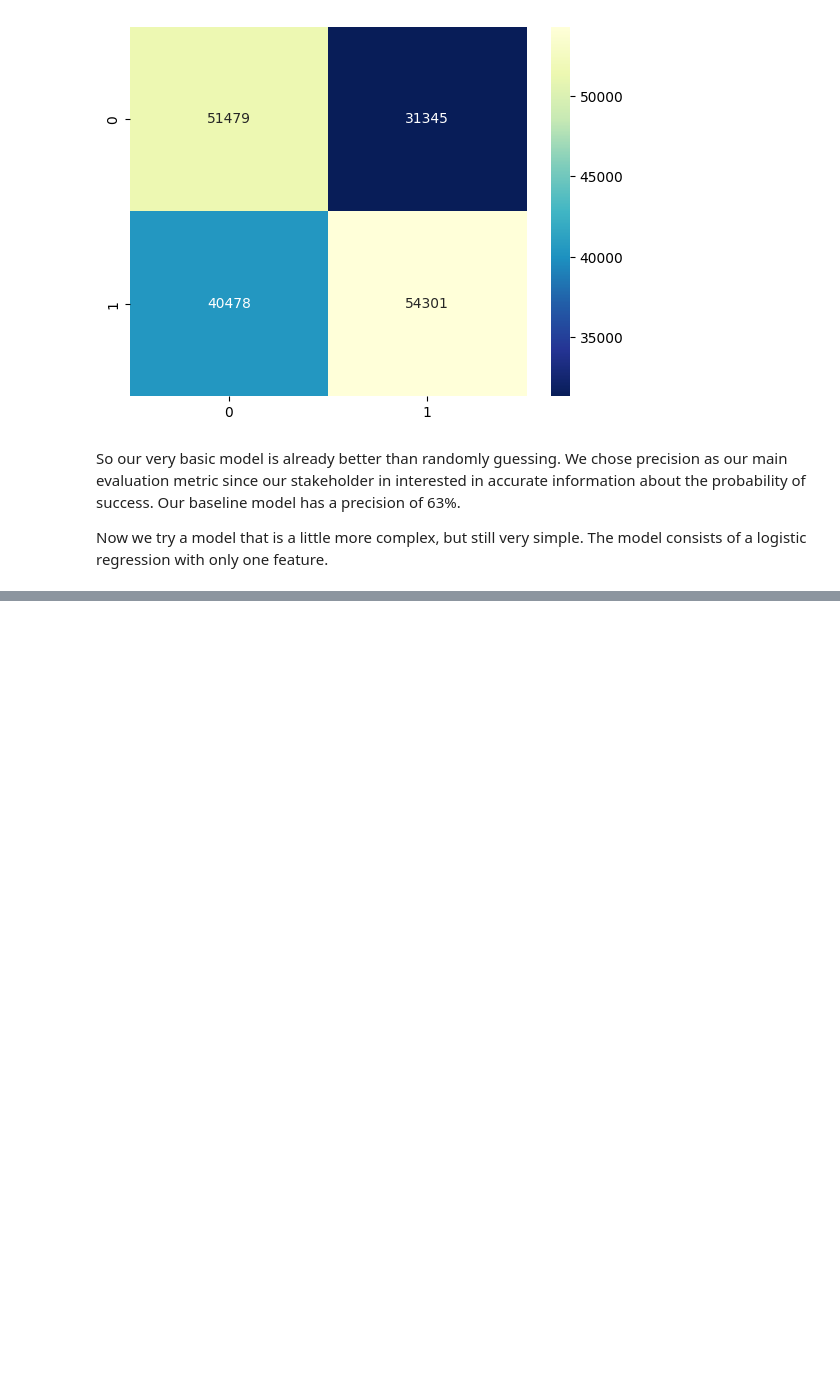
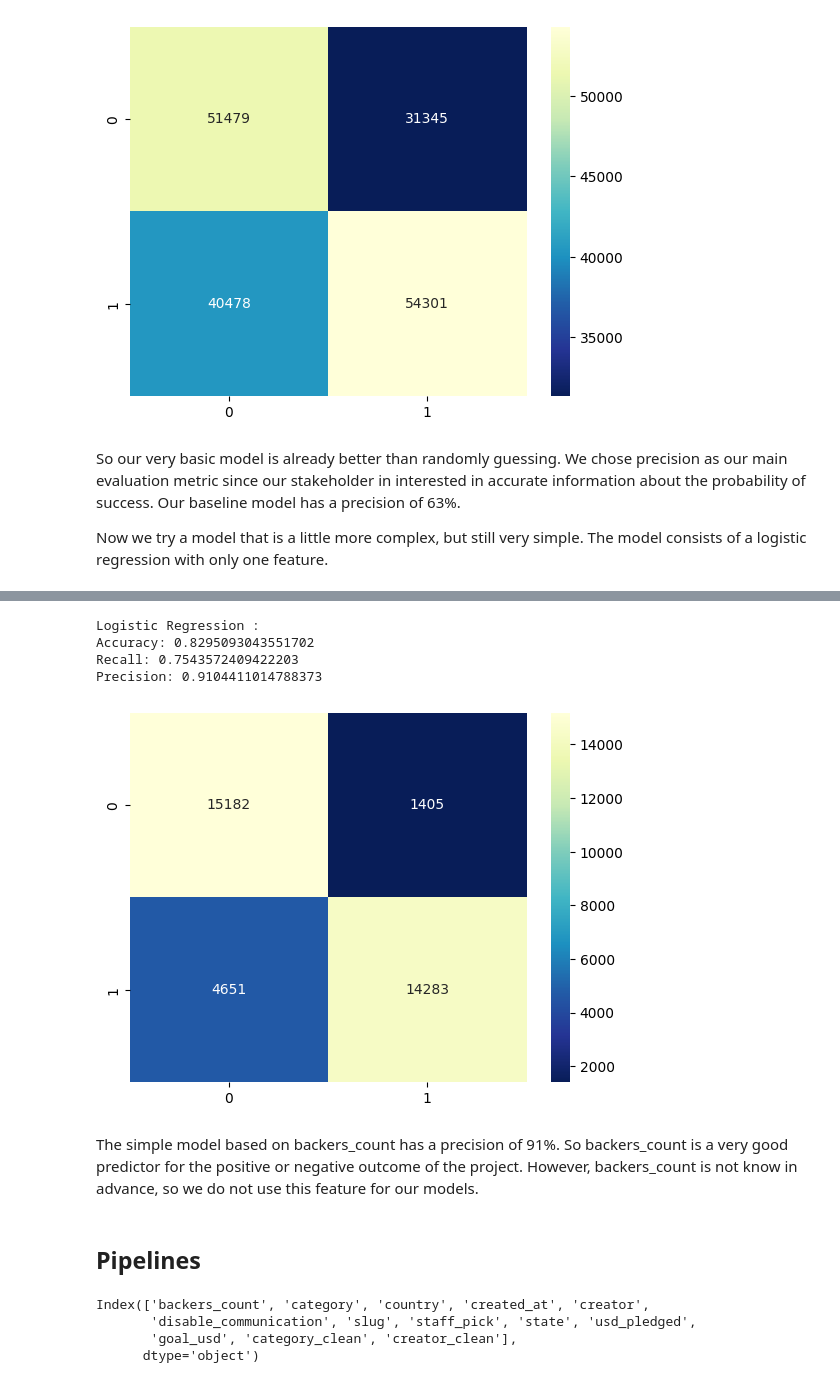
Before and after one commit to Shelly506/ds-kickstarter, a Jupyter notebook: EDA_kickstart_Lisa.ipynb, the cells around one changed output, grey strips where cells are left out. Saved outputs shown, nothing was run; the diff lists cells and outputs as text; code cells hidden in the pictures; blank space fills up the shorter version.

```diff
--- a/EDA_kickstart_Lisa.ipynb
+++ b/EDA_kickstart_Lisa.ipynb
@@ -112,6 +76,0 @@ df_kick.creator
-# %%
-df_kick["category_clean"] = [re.sub("/.*","", json.loads(entry)["slug"]) for entry in df_kick.category ]
-df_kick.category_clean.nunique()
-
-df_kick["creator_clean"] = [json.loads(re.sub(",.*" , "}", entry))["id"] for entry in df_kick.creator ]
-df_kick.creator_clean.value_counts()
@@ -215,0 +77,17 @@ grid_random_forest = GridSearchCV(pipe_random_forest, param_grid=param_random_fo
+# %%
+y = df_kick.state
+X_simple = df_kick[["backers_count"]]
+X_train_simple, X_test_simple, y_train, y_test = train_test_split(X_simple, y, test_size = 0.2, random_state = 0)
+
+y_pred_simple = mod.simple_model(X_train_simple, y_train, X_test_simple)
+mod.eval_metrics(y_test, y_pred_simple, "Logistic Regression")
+# %% [output]
+Logistic Regression :
+Accuracy: 0.8295093043551702
+Recall: 0.7543572409422203
+Precision: 0.9104411014788373
+[figure, added]
+# %% [markdown]
+The simple model based on backers_count has a precision of 91%. So backers_count is a very good predictor for the positive or negative outcome of the project. However, backers_count is not know in advance, so we do not use this feature for our models.
+# %% [markdown]
+## Pipelines
@@ -215,0 +107,7 @@ grid_random_forest = GridSearchCV(pipe_random_forest, param_grid=param_random_fo
+# %%
+df_kick.columns
+# %% [output]
+Index(['backers_count', 'category', 'country', 'created_at', 'creator',
+       'disable_communication', 'slug', 'staff_pick', 'state', 'usd_pledged',
+       'goal_usd', 'category_clean', 'creator_clean'],
+      dtype='object')
```
Also changed, not shown: parts of 48 cells of this notebook, 1 other file.
